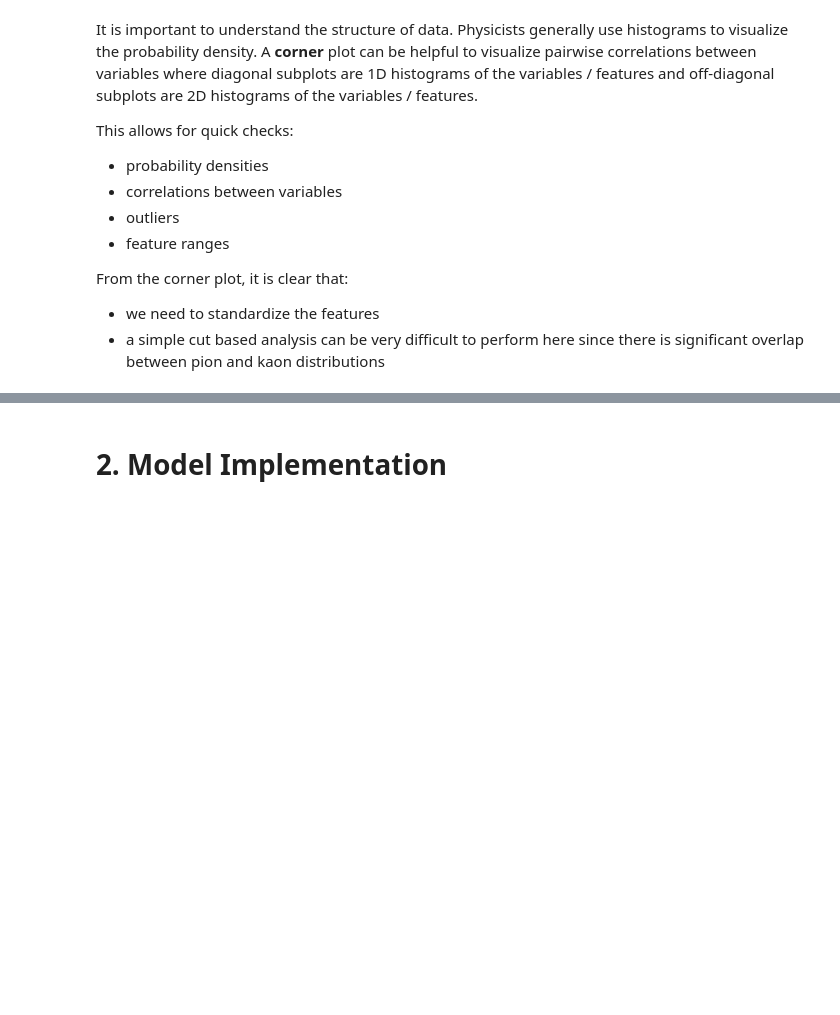
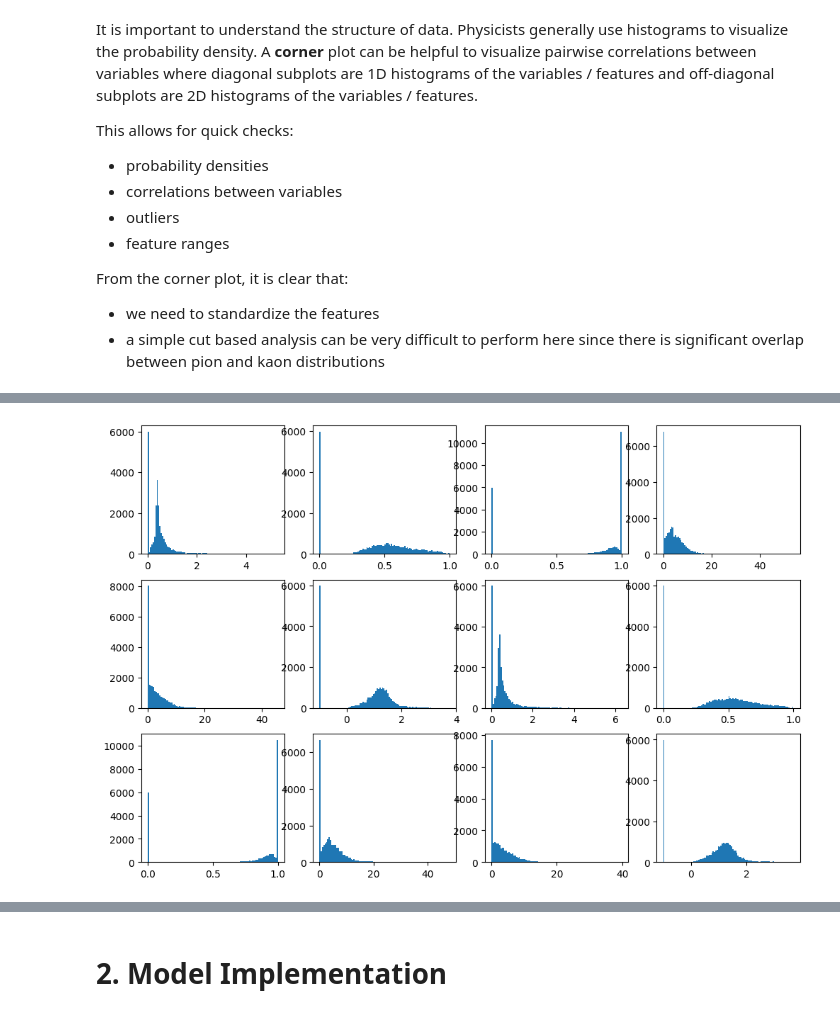
Before and after one commit to JeffersonLab/gluex_workshops, a Jupyter notebook: tutorial_ai_ml_2025/model_python/model.ipynb, the cells around one changed output, grey strips where cells are left out. Saved outputs shown, nothing was run; the diff lists cells and outputs as text; code cells hidden in the pictures; blank space fills up the shorter version.

```diff
--- a/tutorial_ai_ml_2025/model_python/model.ipynb
+++ b/tutorial_ai_ml_2025/model_python/model.ipynb
@@ -86,3 +110,10 @@ From the corner plot, it is clear that:
+# %%
+fig, axes = plt.subplots(3, 4, figsize=(12, 8))
+axes = axes.flatten()
+for i, feature in enumerate(feature_cols):
+    axes[i].hist(data[feature], bins=100)
+# %% [output]
+[figure, added]
 # %%
 feature_cols = [
     'Positive_Energy_FCAL', 'Positive_E1E9_FCAL', 'Positive_E9E25_FCAL',
```
Also changed, not shown: parts of 3 cells of this notebook, 1 other file.
